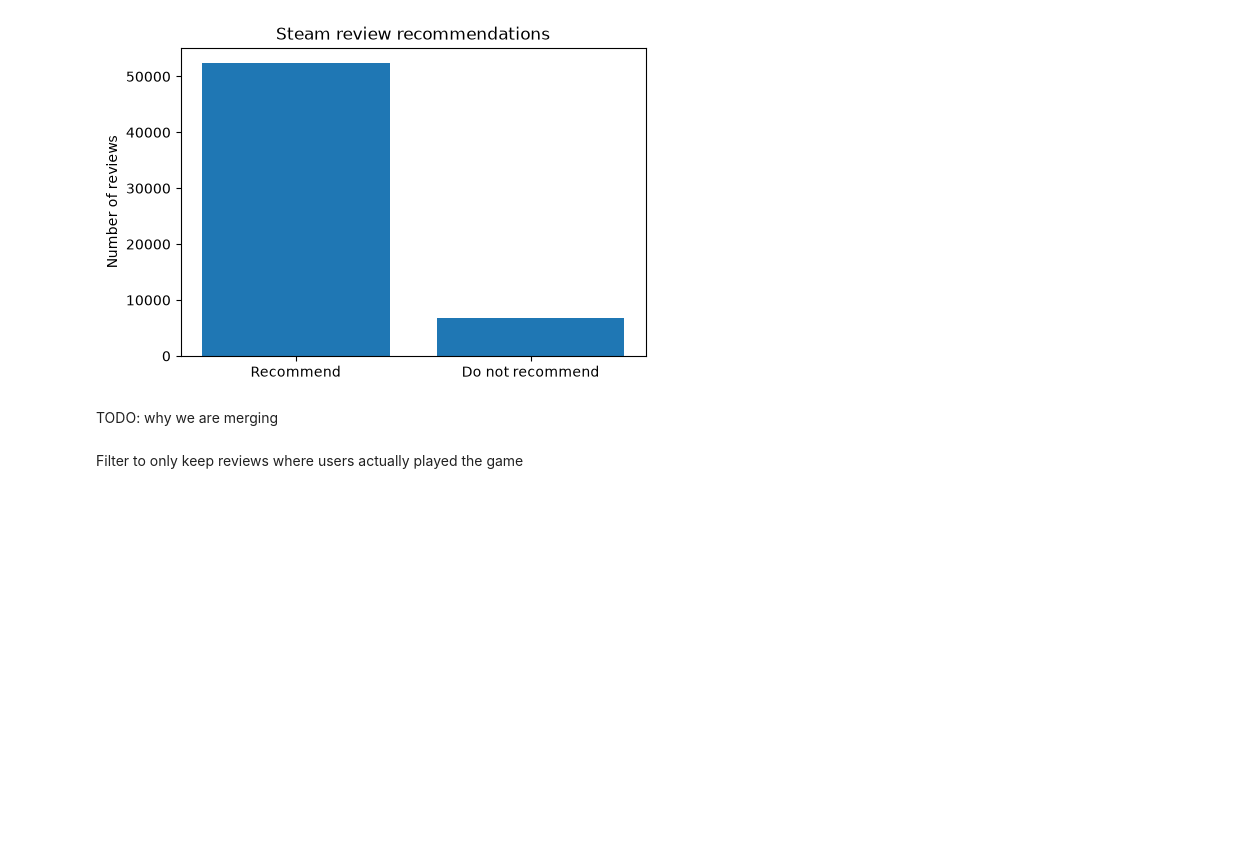
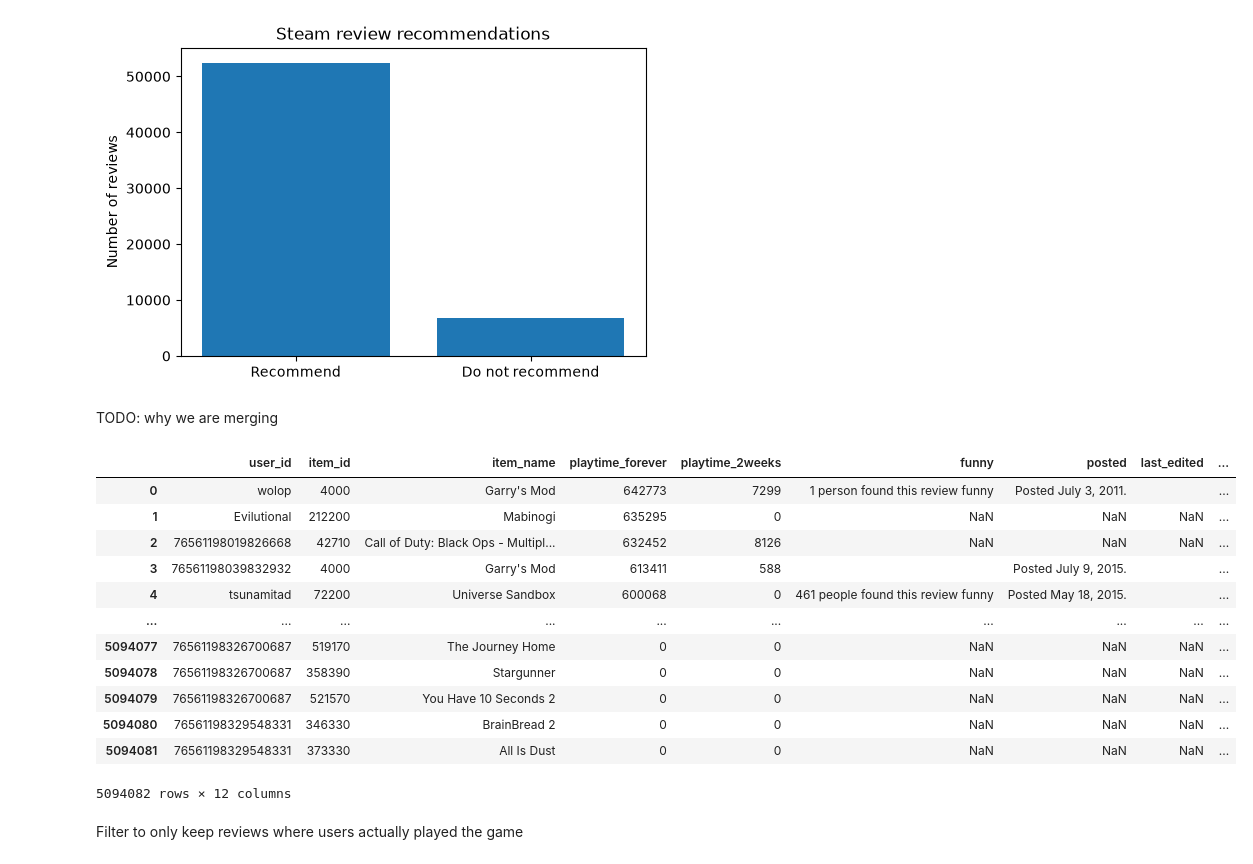
Before and after one commit to JaredW022/cse258-a2, a Jupyter notebook: workbook.ipynb, the cells around one changed output. Cells and saved outputs as stored; diff of their text form; code cells hidden in the pictures; blank space fills up the shorter version.

```diff
--- a/workbook.ipynb
+++ b/workbook.ipynb
@@ -87,3 +86,27 @@ reviews.head()
 | 2 | 76561197970982479 |  | Posted April 21, 2011. |  | 43110 | No ratings yet | True | Great atmosphere. The gunplay can... |
 | 3 | js41637 |  | Posted June 24, 2014. |  | 251610 | 15 of 20 people (75%) found this ... | True | I know what you think when you se... |
 | 4 | js41637 |  | Posted September 8, 2013. |  | 227300 | 0 of 1 people (0%) found this rev... | True | For a simple (it's actually not a... |
+# %%
+steam_games_path = Path("steam_games.json") / "steam_games.json"
+game_rows = []
+
+with steam_games_path.open(encoding="utf-8") as game_file:
+    for line in game_file:
+        if not line.strip():
+            continue
+
+        game = ast.literal_eval(line)
+        game_id = game.get("id")
+        if game_id is None:
+            continue
+
+        game_rows.append(
+            {
+                "item_id": str(game_id),
+                "game_title": game.get("title") or game.get("app_name"),
+                "tags": game.get("tags") or [],
+            }
+        )
+
+steam_games = pd.DataFrame(game_rows, columns=["item_id", "game_title", "tags"])
+steam_games.head()
@@ -143,6 +173,33 @@ merged_deduped = user_items_deduped.merge(
     how="left",
     validate="one_to_one",
 )
+# %%
+game_tags = steam_games.groupby("item_id", as_index=False).agg(
+    tags=("tags", lambda lists: sorted({tag for tags in lists for tag in tags}))
+)
+
+merged_with_tags = merged_deduped.merge(
+    game_tags,
+    on="item_id",
+    how="left",
+    validate="many_to_one",
+)
+
+merged_with_tags
+# %% [output]
+|  | user_id | item_id | item_name | playtime_forever | playtime_2weeks | funny | posted | last_edited | ... |
+| 0 | wolop | 4000 | Garry's Mod | 642773 | 7299 | 1 person found this review funny | Posted July 3, 2011. |  | ... |
+| 1 | Evilutional | 212200 | Mabinogi | 635295 | 0 | NaN | NaN | NaN | ... |
+| 2 | 76561198019826668 | 42710 | Call of Duty: Black Ops - Multipl... | 632452 | 8126 | NaN | NaN | NaN | ... |
+| 3 | 76561198039832932 | 4000 | Garry's Mod | 613411 | 588 |  | Posted July 9, 2015. |  | ... |
+| 4 | tsunamitad | 72200 | Universe Sandbox | 600068 | 0 | 461 people found this review funny | Posted May 18, 2015. |  | ... |
+| ... | ... | ... | ... | ... | ... | ... | ... | ... | ... |
+| 5094077 | 76561198326700687 | 519170 | The Journey Home | 0 | 0 | NaN | NaN | NaN | ... |
+| 5094078 | 76561198326700687 | 358390 | Stargunner | 0 | 0 | NaN | NaN | NaN | ... |
+| 5094079 | 76561198326700687 | 521570 | You Have 10 Seconds 2 | 0 | 0 | NaN | NaN | NaN | ... |
+| 5094080 | 76561198329548331 | 346330 | BrainBread 2 | 0 | 0 | NaN | NaN | NaN | ... |
+| 5094081 | 76561198329548331 | 373330 | All Is Dust | 0 | 0 | NaN | NaN | NaN | ... |
+5094082 rows × 12 columns
 # %% [markdown]
 Filter to only keep reviews where users actually played the game
 # %%
```
Also changed, not shown: parts of 8 cells of this notebook.
